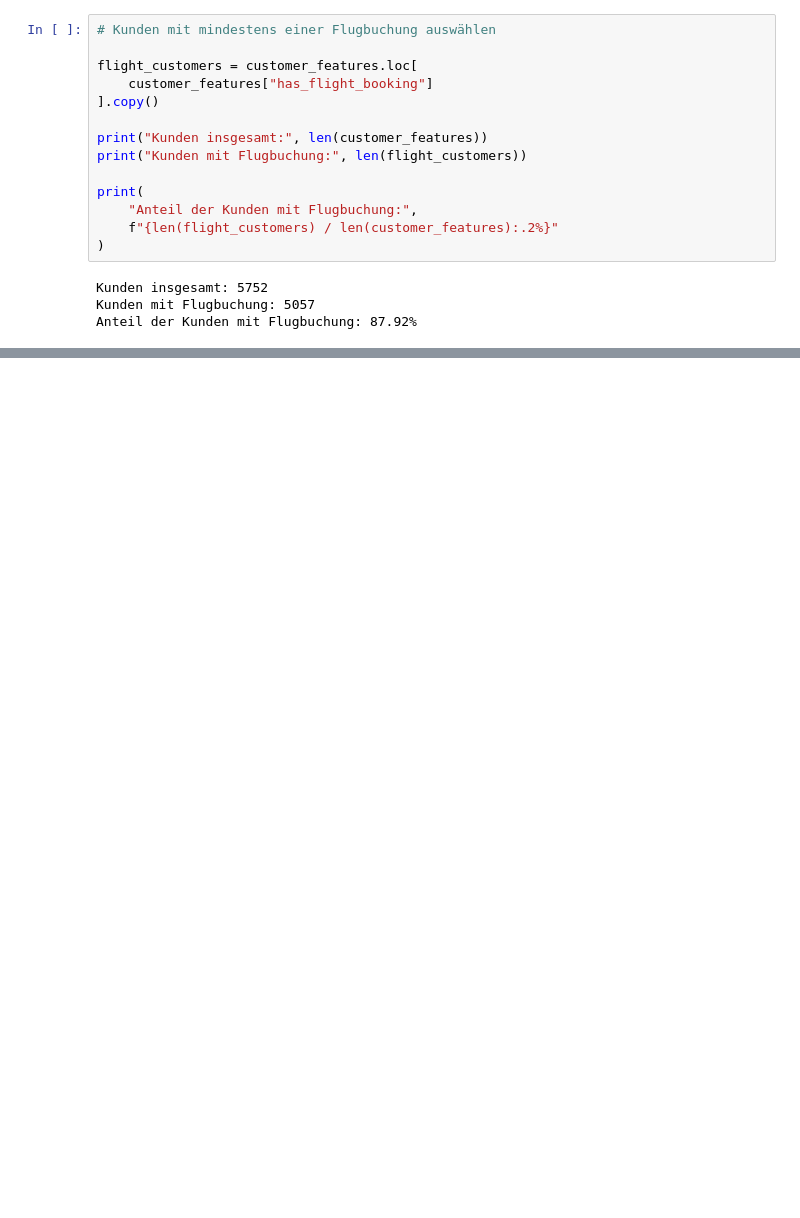
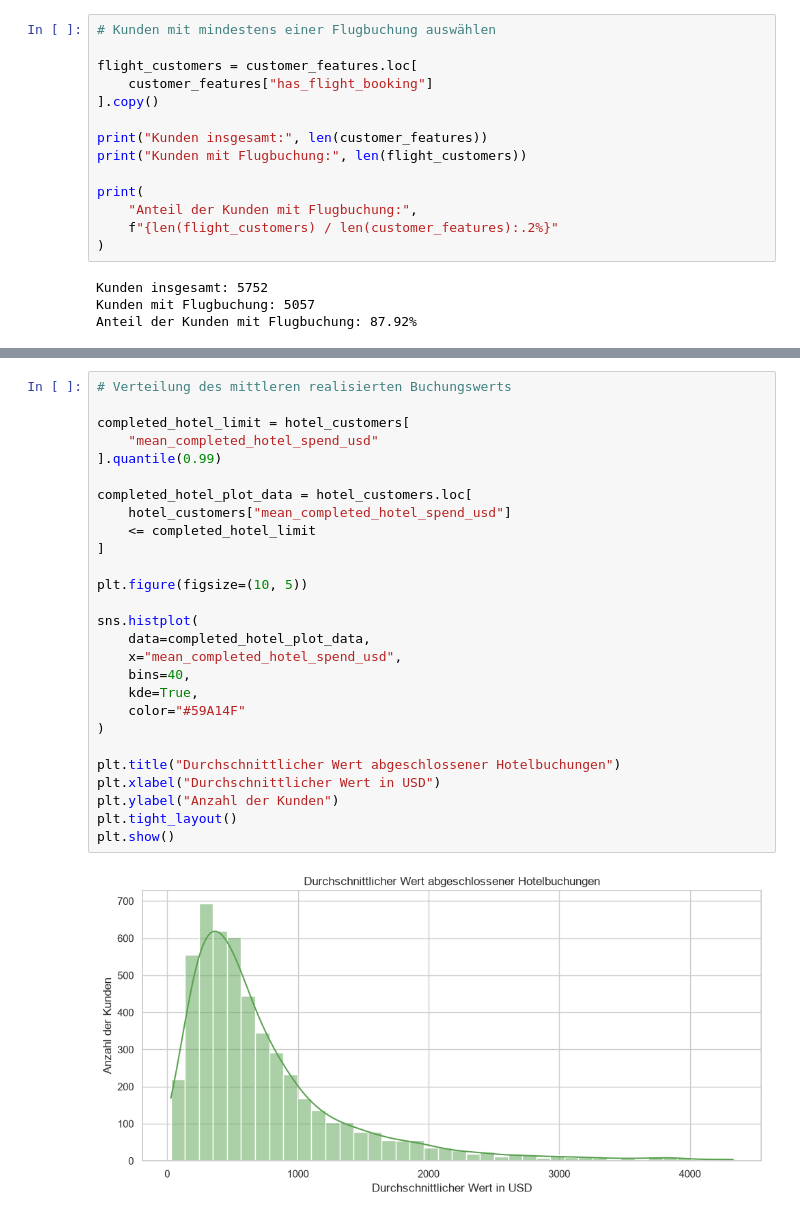
Before and after one commit to norawinkler/traveltide-customer-segmentation, a Jupyter notebook: notebooks/02_exploratory_data_analysis.ipynb, the cells around one changed output, grey strips where cells are left out. Cells and saved outputs as stored; diff of their text form; blank space fills up the shorter version.

```diff
--- a/notebooks/02_exploratory_data_analysis.ipynb
+++ b/notebooks/02_exploratory_data_analysis.ipynb
@@ -1522,0 +1963,29 @@ plt.show()
+# %%
+# Verteilung des mittleren realisierten Buchungswerts
+
+completed_hotel_limit = hotel_customers[
+    "mean_completed_hotel_spend_usd"
+].quantile(0.99)
+
+completed_hotel_plot_data = hotel_customers.loc[
+    hotel_customers["mean_completed_hotel_spend_usd"]
+    <= completed_hotel_limit
+]
+
+plt.figure(figsize=(10, 5))
+
+sns.histplot(
+    data=completed_hotel_plot_data,
+    x="mean_completed_hotel_spend_usd",
+    bins=40,
+    kde=True,
+    color="#59A14F"
+)
+
+plt.title("Durchschnittlicher Wert abgeschlossener Hotelbuchungen")
+plt.xlabel("Durchschnittlicher Wert in USD")
+plt.ylabel("Anzahl der Kunden")
+plt.tight_layout()
+plt.show()
+# %% [output]
+[figure, added]
```
Also changed, not shown: parts of 73 cells of this notebook, 4 other files.
